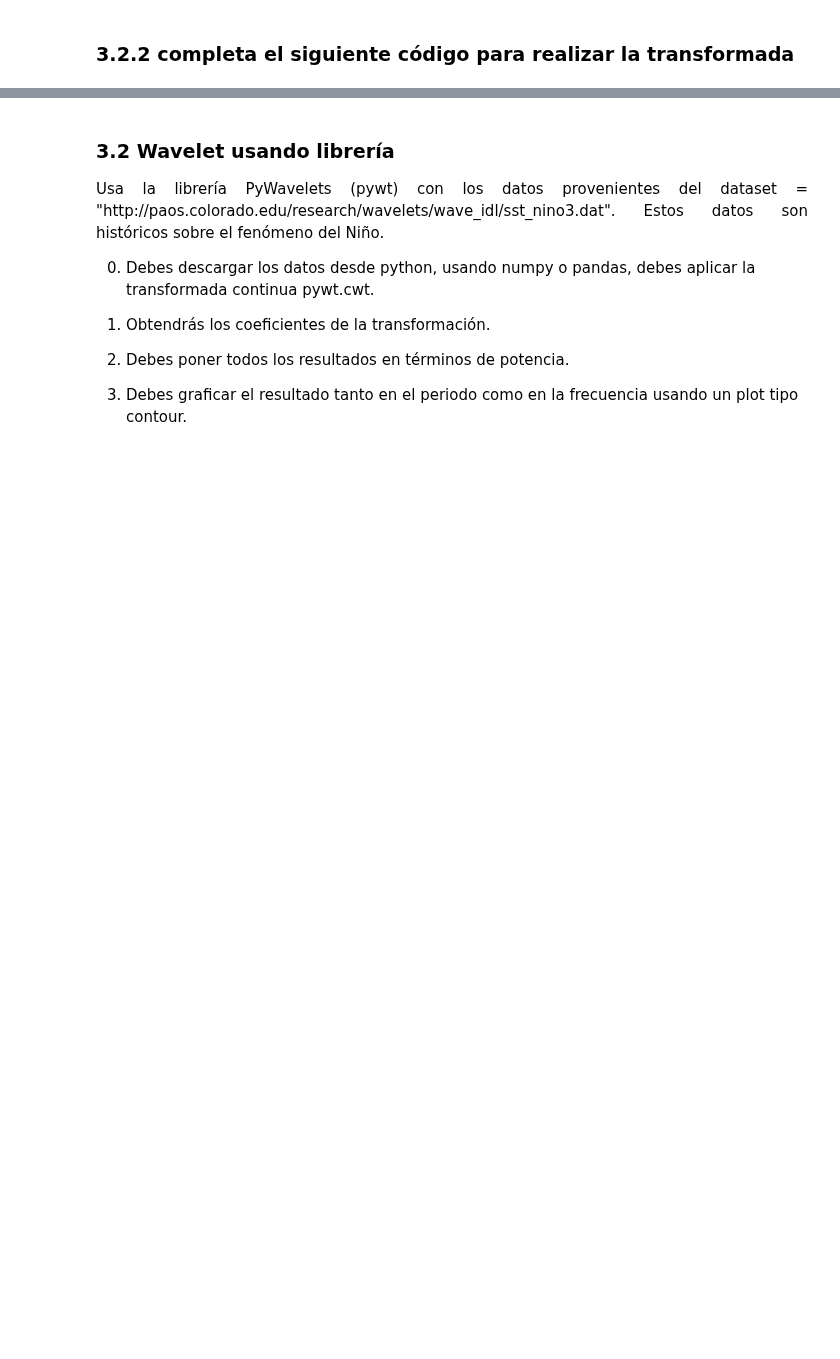
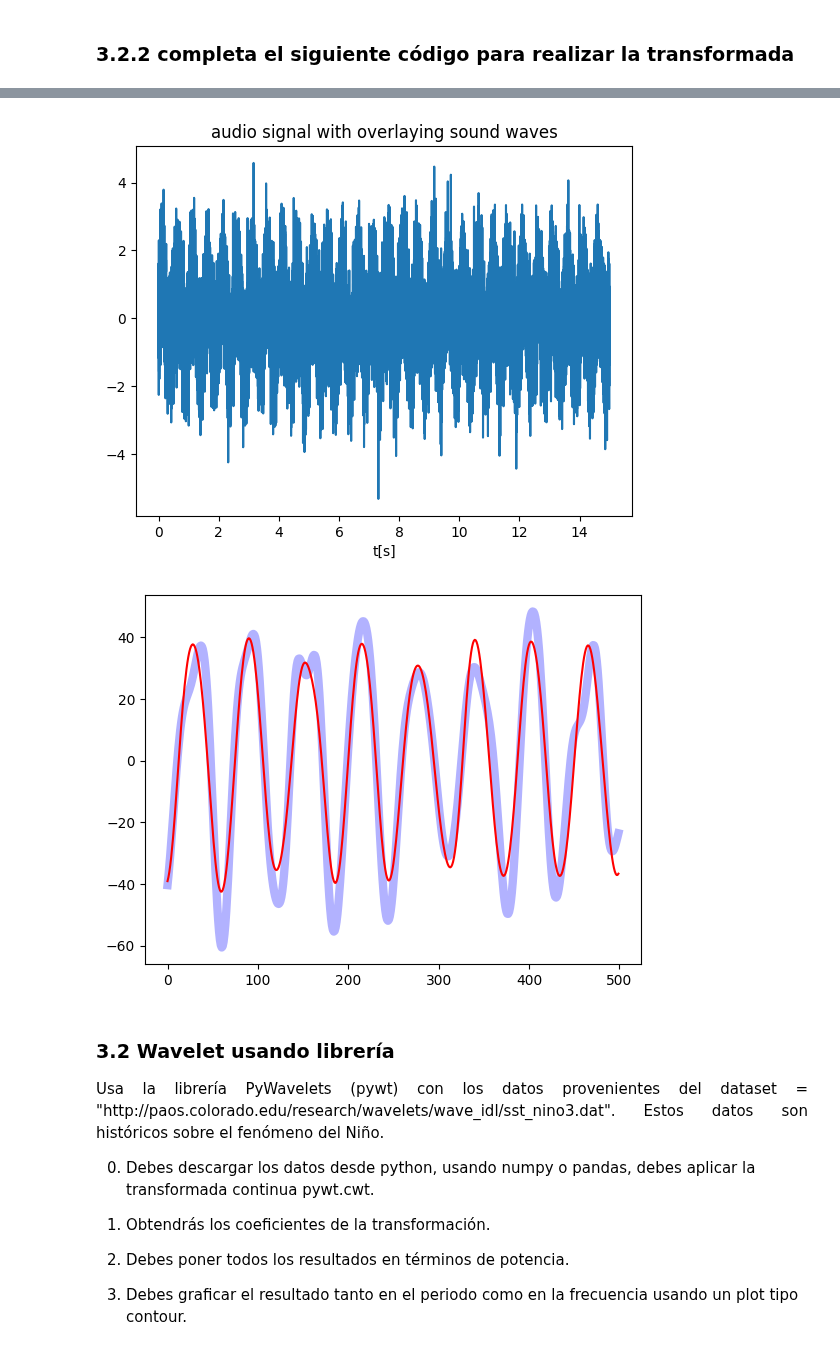
Before and after one commit to MatiasArmijo/Actividades-EIE-401-Matias-Armijo, a Jupyter notebook: actividad-4/Actividad_4_ArmijoMatias_ID.ipynb, the cells around one changed output, grey strips where cells are left out. Cells and saved outputs as stored; diff of their text form; code cells hidden in the pictures; blank space fills up the shorter version.

```diff
--- a/actividad-4/Actividad_4_ArmijoMatias_ID.ipynb
+++ b/actividad-4/Actividad_4_ArmijoMatias_ID.ipynb
@@ -338,4 +342,49 @@ plt.show()
 [figure]
+# %%
+import numpy as np
+import matplotlib.pyplot as plt
+
+"""Wavelet Transform Function"""
+def twav_mn(f, psi, m, n):
+    f_scaled = f[::2**m]
+    # we have 2 scaling factors: 2**(-m/2.0) from the formula and 2**m from our step length
+    # => total scaling factor is 2**(-m/2.0) * 2**m = 2 ** (m - m/2.0) = 2**(m/2.0)
+    transform_scaled = 2**(m/2.0) * np.sum(f_scaled[n:n+len(psi)] * psi)
+    return transform_scaled
+
+"""Naive Transform Function"""
+def twav_mn_naive(f, psi, m, n):
+    pmn = psi_mn(psi, m, n)
+    transform = 2**(-m/2.0) * np.sum(f[:len(pmn)] * pmn)
+    return transform
+
+# Define parameters
+m = 3
+ns = np.arange(1000, 1500)
+res = 1000
+freq = 2
+
+# Creating a wave to analyze
+x = np.arange(0, 15000, 1)
+noise = np.random.normal(0, 1, len(x))
+audio = np.sin(np.arange(15000) * 2 * np.pi * freq / res) + noise
+
+# Calculate the transformed signal using both methods
+transformed_sweep_t = [twav_mn(audio, psi, m, n) for n in ns]
+naive_transformed_sweep_t = [twav_mn_naive(audio, psi, m, n) for n in ns]
+
+# Plotting the signals
+plt.plot(np.arange(len(audio), dtype="float32") / res, audio)
+plt.xlabel("t[s]")
+plt.title("audio signal with overlaying sound waves")
+plt.show()
+
+plt.plot(transformed_sweep_t, color="blue", lw=6, alpha=0.3)
+plt.plot(naive_transformed_sweep_t, "r-")
+plt.show()
+# %% [output]
+[figure, added]
+[figure, added]
 # %% [markdown]
 ### 3.2 Wavelet usando librería
 <p align="justify">
```
Also changed, not shown: parts of 7 cells of this notebook, 1 other file.
